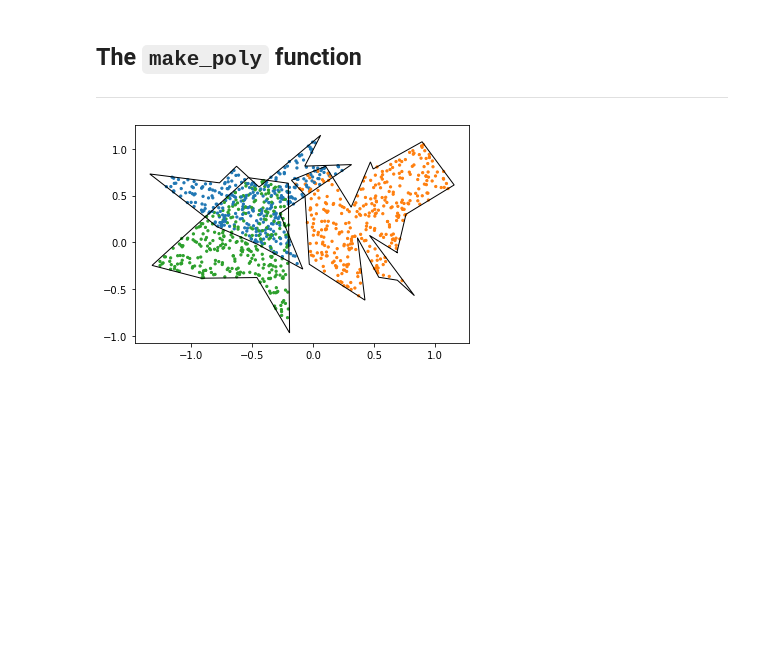
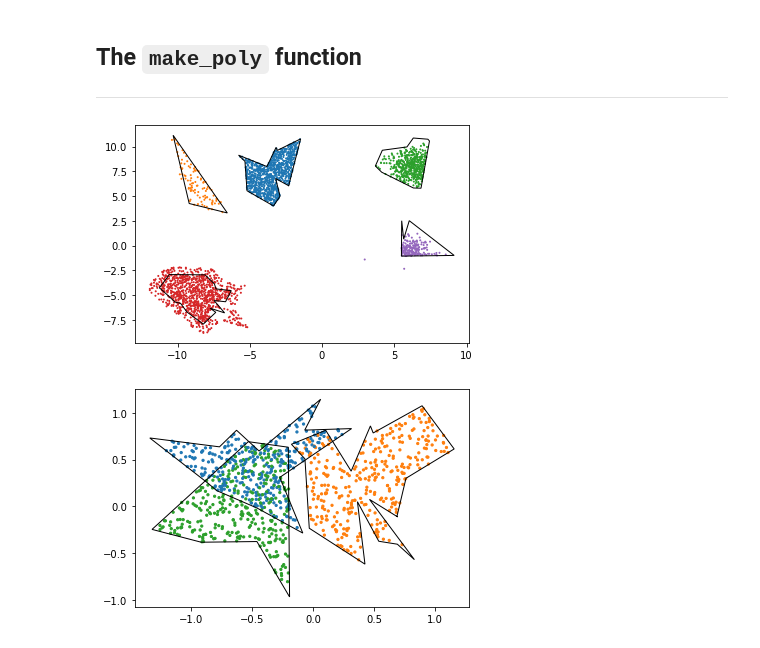
Before and after one commit to he-jesse/polydata, a Jupyter notebook: polydata-demo.ipynb, the cells around one changed output. Cells and saved outputs as stored; diff of their text form; code cells hidden in the pictures; blank space fills up the shorter version.

Commit message:
Implemented contains_center, poster+pres

```diff
--- a/polydata-demo.ipynb
+++ b/polydata-demo.ipynb
@@ -15,6 +15,30 @@ random_state = 6
 # %% [markdown]
 ## The `make_poly` function
 ---
+# %%
+X, y, polygons, centers = polydata.make_poly(
+    n_samples = [1000, 100, 500, 1000, 200],
+    n_poly = 5,
+    dimension = 2,
+    min_center_distance = 4,
+    min_radius= [0.0, 3.0, 2.0, 1.0, 0.0],
+    max_radius = [4.0, 5.0, 3.0, 3.0, 5.0],
+    outside = [0.0, .1, 0, .3, .01],
+    distribution = ['Uniform', None, 'Gaussian', None, 'Gaussian'],
+    std = 1.0,
+    centers = None,
+    random_state = 6
+)
+
+ppatches = [patches.PathPatch(p, facecolor='None') for p in polygons]
+fig, ax = plt.subplots()
+for ppatch in ppatches:
+    ax.add_patch(ppatch)
+ax.scatter(X[:,0], X[:,1], s=1, c=colors[y])
+ax.autoscale_view()
+plt.show()
+# %% [output]
+[figure, added]
 # %%
 X, y, polygons, centers = polydata.make_poly(
     n_samples = 1000,
```
Also changed, not shown: 3 other files.
